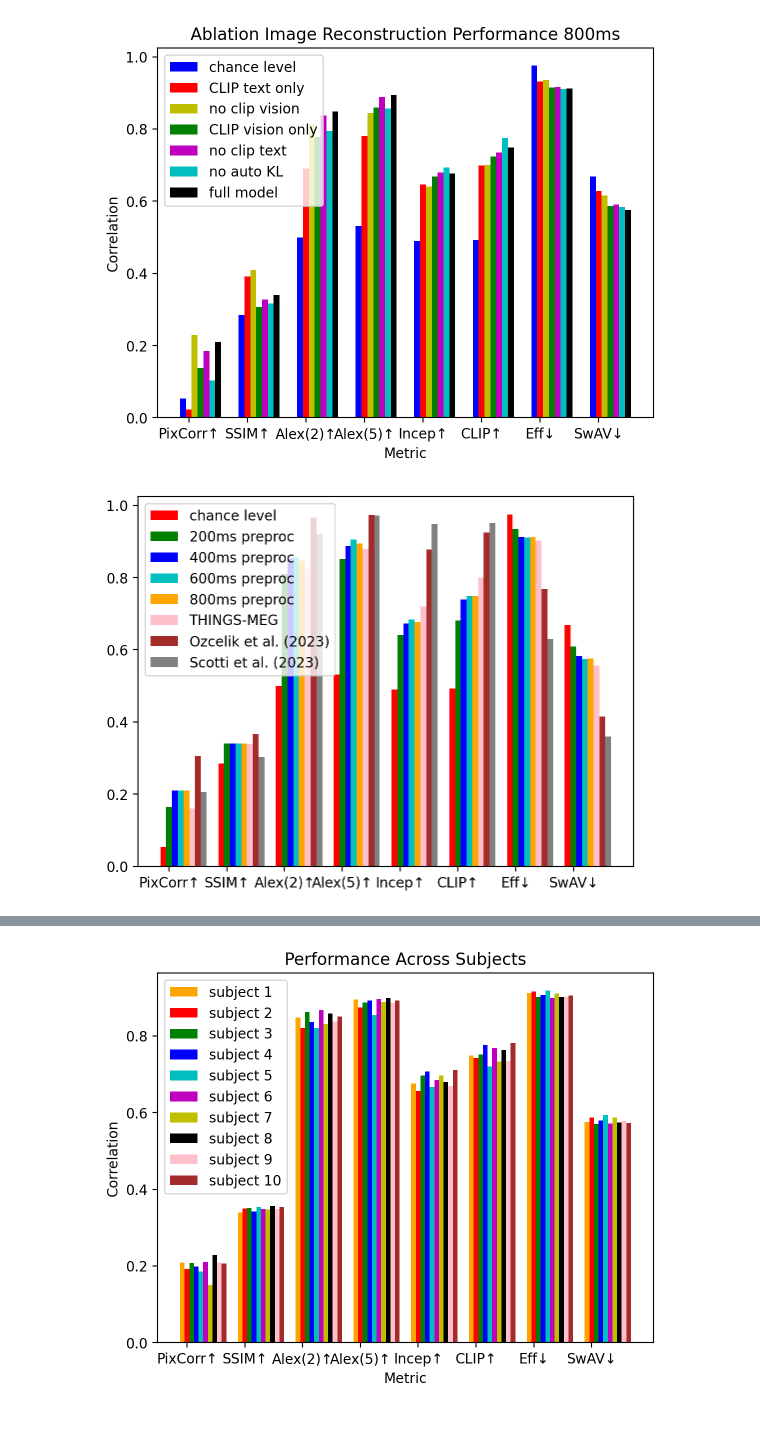
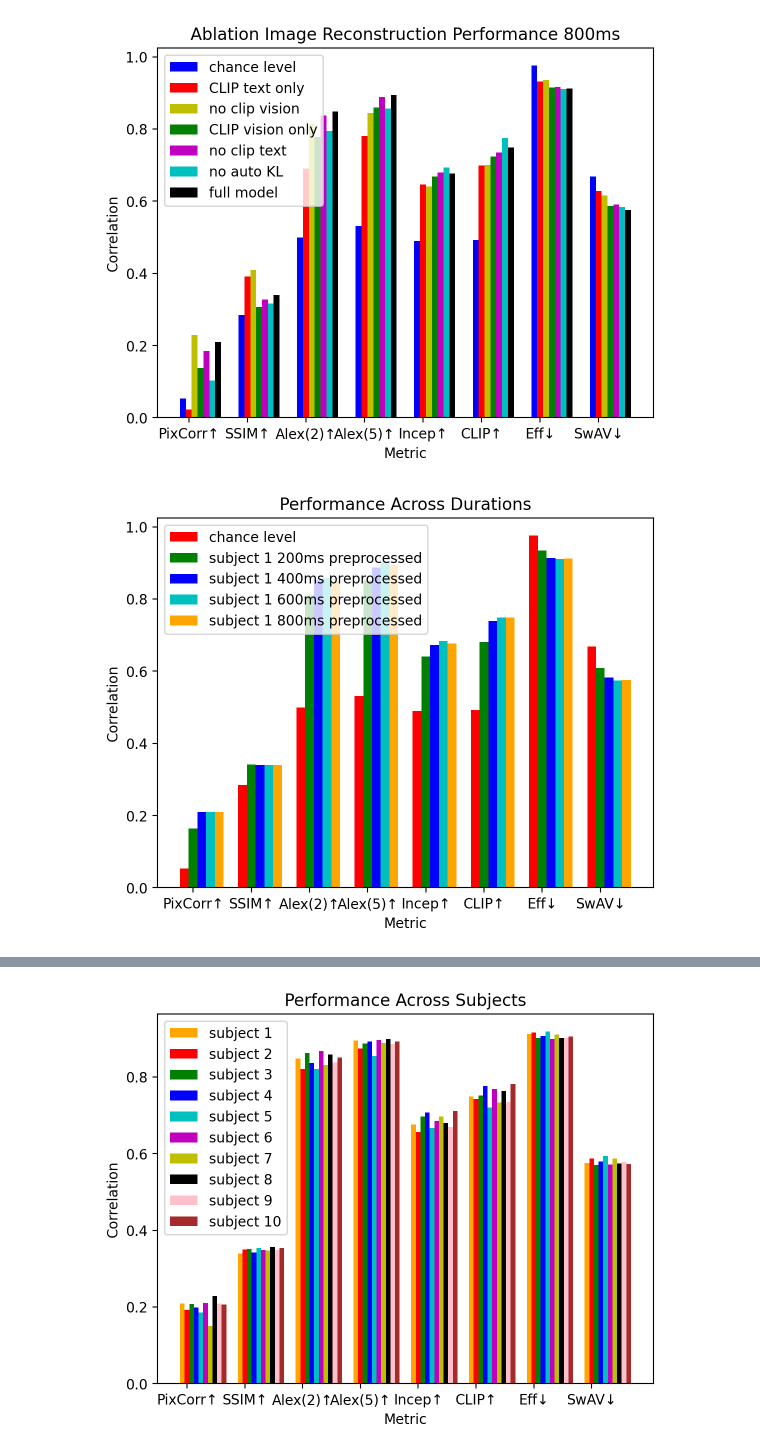
Before and after one commit to desa-lab/EEG-Image-Reconstruction, a Jupyter notebook: thingseeg2_scripts/performance_plots.ipynb, the cells around one changed output, grey strips where cells are left out. Saved outputs shown, nothing was run; the diff lists cells and outputs as text; code cells hidden in the pictures; blank space fills up the shorter version.

```diff
--- a/thingseeg2_scripts/performance_plots.ipynb
+++ b/thingseeg2_scripts/performance_plots.ipynb
@@ -521,45 +521,48 @@ plt.show()
 [figure]
 # %%
 # Define the bar width
-bar_width = 0.1
+bar_width = 0.15
 
 # Define the x values for the bar plots
 x = np.arange(len(avg1_200ms))
 
 x1 = x
 x2 = [x + bar_width for x in x1]
 x3 = [x + bar_width for x in x2]
 x4 = [x + bar_width for x in x3]
 x5 = [x + bar_width for x in x4]
-x6 = [x + bar_width for x in x5]
-x7 = [x + bar_width for x in x6]
-x8 = [x + bar_width for x in x7]
+# x6 = [x + bar_width for x in x5]
+# x7 = [x + bar_width for x in x6]
+# x8 = [x + bar_width for x in x7]
 
 # Plot the bar plots
 plt.bar(x1, preproc_null, color='r', width=bar_width, label='chance level')
 # plt.bar(x2, avg1_200ms, color='b', width=bar_width, label='200ms')
 # plt.bar(x3, avg1_400ms, color='g', width=bar_width, label='400ms')
 # plt.bar(x4, avg1_600ms, color='r', width=bar_width, label='600ms')
 # plt.bar(x5, avg1_800ms, color='c', width=bar_width, label='800ms')
-plt.bar(x2, preproc_200ms, color='g', width=bar_width, label='200ms preproc')
-plt.bar(x3, preproc_400ms, color='b', width=bar_width, label='400ms preproc')
-plt.bar(x4, preproc_600ms, color='c', width=bar_width, label='600ms preproc')
-plt.bar(x5, preproc_800ms, color='orange', width=bar_width, label='800ms preproc')
-plt.bar(x6, meg_1s, color='pink', width=bar_width, label='THINGS-MEG')
-plt.bar(x7, ozcelik, color='brown', width=bar_width, label='Ozcelik et al. (2023)')
-plt.bar(x8, scotti, color='grey', width=bar_width, label='Scotti et al. (2023)')
+plt.bar(x2, preproc_200ms, color='g', width=bar_width, label='subject 1 200ms preprocessed')
+plt.bar(x3, preproc_400ms, color='b', width=bar_width, label='subject 1 400ms preprocessed')
+plt.bar(x4, preproc_600ms, color='c', width=bar_width, label='subject 1 600ms preprocessed')
+plt.bar(x5, preproc_800ms, color='orange', width=bar_width, label='subject 1 800ms preprocessed')
+# plt.bar(x6, meg_1s, color='pink', width=bar_width, label='THINGS-MEG')
+# plt.bar(x7, ozcelik, color='brown', width=bar_width, label='Ozcelik et al. (2023)')
+# plt.bar(x8, scotti, color='grey', width=bar_width, label='Scotti et al. (2023)')
 
 
 # Define the labels for the x-axis
 labels = ['PixCorr↑', 'SSIM↑', 'Alex(2)↑', 'Alex(5)↑', 'Incep↑', 'CLIP↑', 'Eff↓', 'SwAV↓']  # replace with your actual labels
 
 # Set the current tick locations and labels of the x-axis
 plt.xticks(x + bar_width, labels)
 
 # Add a legend
 plt.legend()
+plt.title('Performance Across Durations')
+plt.ylabel('Correlation')
+plt.xlabel('Metric')
 
 # Display the plot
 plt.show()
 # %% [output]
-[figure, old version]
+[figure, new version]
```
Also changed, not shown: parts of 1 cell of this notebook, 3 other files.
